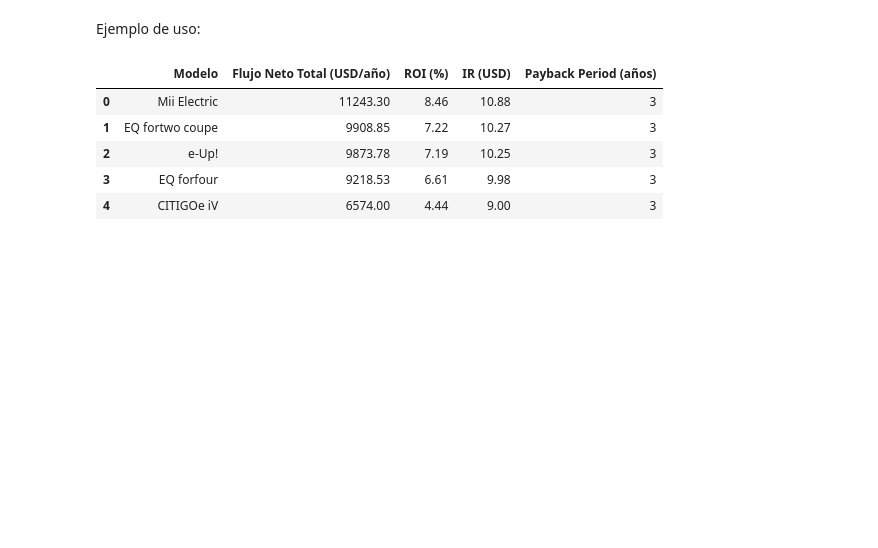
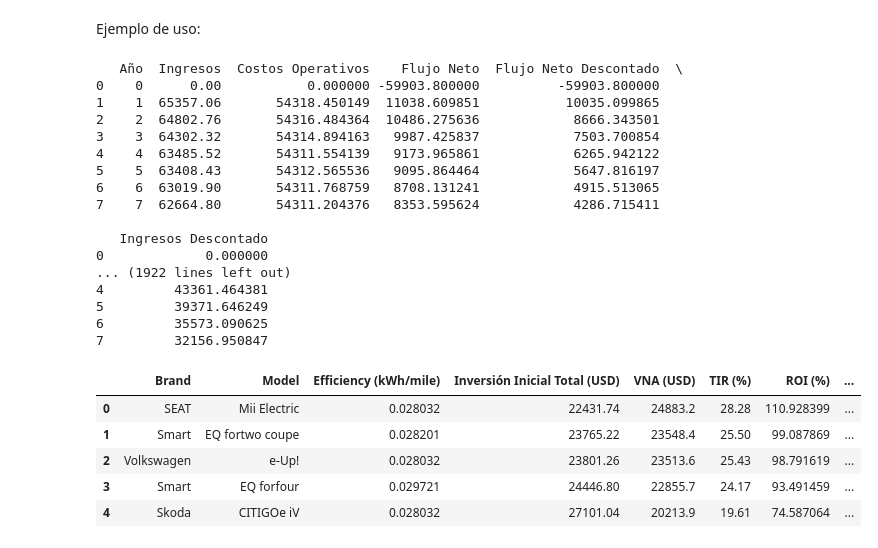
Before and after one commit to mlararossetti/ProyectoFinalSH, a Jupyter notebook: Financial Models/Combined Cash Flow Model.ipynb, the cells around one changed output. Drawn from its saved outputs; the diff is of its cells as text; code cells hidden in the pictures; blank space fills up the shorter version.

```diff
--- a/Financial Models/Combined Cash Flow Model.ipynb
+++ b/Financial Models/Combined Cash Flow Model.ipynb
@@ -218,32 +233,35 @@ Análisis Financiero de Flota Combinada (VE y auto convencional)
 Esta función estudia el comportamiento de cada uno de los prototipos del Dataset de VE relacionado a los indicadores financieros anteriormente delineados.
 En cuanto al auto convencional se construye un propotipo prototipo como muestra.
 # %%
-def calcular_metricas_flota(cantidad_ve, cantidad_conv):
+def calcular_metricas_flota(tasa_descuento, cantidad_ve, cantidad_conv):
     resultados = []
-
+    flujo_neto_comb_lista = []
     for _, fila in df_autos.iterrows():
         # Se extraen los datos del Dataset
+        marca = fila['Brand']
         modelo = fila['Model']
         precio_ve = fila['Precio Dolar']
         eficiencia_ve = fila['Efficiency (kWh/mile)']
 
         # Se instancian los autos segun su naturaleza (electrico o convencional)
-        auto_electrico = AutoElectrico(precio=precio_ve, eficiencia=eficiencia_ve)
-        auto_convencional = AutoConvencional()
+        auto_electrico = AutoElectrico(tasa_descuento, precio=precio_ve, eficiencia=eficiencia_ve)
+        auto_convencional = AutoConvencional(tasa_descuento)
+
 
         # Se calcula el flujo de caja proyectado para cada tipo de auto
         flujo_ve = auto_electrico.flujo_caja_proyectado()
         flujo_conv = auto_convencional.flujo_caja_proyectado()
-
+        print (flujo_ve)
+        flujo_neto_comb_lista =  cantidad_ve * flujo_ve['Flujo Neto Descontado'] +  cantidad_conv  * flujo_conv['Flujo Neto Descontado']
         # Se combinar flujos de caja para la flota (teniendo en cuenta su respectiva cantidad)
         flujo_neto_comb = round(
-            cantidad_ve * flujo_ve['Flujo Neto Descontado (10%)'].sum() +
-            cantidad_conv * flujo_conv['Flujo Neto Descontado (10%)'].sum(), 2
+            cantidad_ve * flujo_ve['Flujo Neto Descontado'].sum() +
+            cantidad_conv * flujo_conv['Flujo Neto Descontado'].sum(), 2
         )
 
         ingreso_comb =  round(
-            cantidad_ve * flujo_ve['Ingresos Descontado (10%)'].sum() +
-            cantidad_conv * flujo_conv['Ingresos Descontado (10%)'].sum(), 2
+            cantidad_ve * flujo_ve['Ingresos Descontado'].sum() +
+            cantidad_conv * flujo_conv['Ingresos Descontado'].sum(), 2
         )
 
         # Se calcula  la inversión inicial combinada
@@ -253,8 +271,10 @@ def calcular_metricas_flota(cantidad_ve, cantidad_conv):
         )
 
         # Se calcular las métricas financieras combinadas
-        roi_comb = ((1+flujo_neto_comb/inversion_comb)**(1/5)-1)*100
+        roi_comb = flujo_neto_comb/ inversion_comb *100
+        roi_mensual_simple = roi_comb/7/12
         ir_comb = ingreso_comb / abs(inversion_comb)
+        tir_comb = round(npf.irr(flujo_neto_comb_lista)*100,2)
 
         # Calculo del payback period combinado (considerando la proporción)
         flujo_anual_comb = [
@@ -272,12 +292,18 @@ def calcular_metricas_flota(cantidad_ve, cantidad_conv):
 
         # Se almacenan los resultados para el modelo actual
         resultados.append({
-            'Modelo': modelo,
-            'Flujo Neto Total (USD/año)': round(flujo_neto_comb ,2),
-            'ROI (%)': round(roi_comb, 2),
-            'IR (USD)': round(ir_comb, 2),
-            'Payback Period (años)': payback_comb if payback_comb > 0 else "No recuperado en 10 años"
+            'Brand': marca,
+            'Model': modelo,
+            'Efficiency (kWh/mile)' : eficiencia_ve,
+            'Inversión Inicial Total (USD)': inversion_comb,
+            'VNA (USD)': round(flujo_neto_comb,1),
+            'TIR (%)':tir_comb,
+            'ROI (%)': roi_comb,
+            'ROI Mensualizado(%)': roi_mensual_simple,
+            'IR (USD)': ir_comb,
+            'Payback Period (Años)': payback_comb if payback_comb > 0 else "No recuperado en 7 años"
         })
+
 
     # Se convertierten los resultados a tipo DataFrame para una mejor visualización
     df_resultados = pd.DataFrame(resultados)
@@ -288,12 +314,30 @@ def calcular_metricas_flota(cantidad_ve, cantidad_conv):
 # %% [markdown]
 Ejemplo de uso:
 # %%
-resultados_flota = calcular_metricas_flota(600, 400) # Primer Parámetro : Cantidad VE; Segundo Parámetro : Cantidad Autos Convencional
+tasa_descuento = 0.10 # Primer Parámetro : Cantidad VE; Segundo Parámetro : Cantidad Autos Convencional
+resultados_flota = calcular_metricas_flota(tasa_descuento, 1, 0)
 resultados_flota.head(5) # head (5) para obtener el Ranking
 # %% [output]
+   Año  Ingresos  Costos Operativos    Flujo Neto  Flujo Neto Descontado  \
+0    0      0.00           0.000000 -59903.800000          -59903.800000
+1    1  65357.06       54318.450149  11038.609851           10035.099865
+2    2  64802.76       54316.484364  10486.275636            8666.343501
+3    3  64302.32       54314.894163   9987.425837            7503.700854
+4    4  63485.52       54311.554139   9173.965861            6265.942122
+5    5  63408.43       54312.565536   9095.864464            5647.816197
+6    6  63019.90       54311.768759   8708.131241            4915.513065
+7    7  62664.80       54311.204376   8353.595624            4286.715411
+
+   Ingresos Descontado
+0             0.000000
+... (1922 lines left out)
+4         43361.464381
+5         39371.646249
+6         35573.090625
+7         32156.950847
-|  | Modelo | Flujo Neto Total (USD/año) | ROI (%) | IR (USD) | Payback Period (años) |
-| 0 | Mii Electric | 11243.30 | 8.46 | 10.88 | 3 |
-| 1 | EQ fortwo coupe | 9908.85 | 7.22 | 10.27 | 3 |
-| 2 | e-Up! | 9873.78 | 7.19 | 10.25 | 3 |
-| 3 | EQ forfour | 9218.53 | 6.61 | 9.98 | 3 |
-| 4 | CITIGOe iV | 6574.00 | 4.44 | 9.00 | 3 |
+|  | Brand | Model | Efficiency (kWh/mile) | Inversión Inicial Total (USD) | VNA (USD) | TIR (%) | ROI (%) | ... |
+| 0 | SEAT | Mii Electric | 0.028032 | 22431.74 | 24883.2 | 28.28 | 110.928399 | ... |
+| 1 | Smart | EQ fortwo coupe | 0.028201 | 23765.22 | 23548.4 | 25.50 | 99.087869 | ... |
+| 2 | Volkswagen | e-Up! | 0.028032 | 23801.26 | 23513.6 | 25.43 | 98.791619 | ... |
+| 3 | Smart | EQ forfour | 0.029721 | 24446.80 | 22855.7 | 24.17 | 93.491459 | ... |
+| 4 | Skoda | CITIGOe iV | 0.028032 | 27101.04 | 20213.9 | 19.61 | 74.587064 | ... |
```
Also changed, not shown: parts of 12 cells of this notebook, 7 other files.
